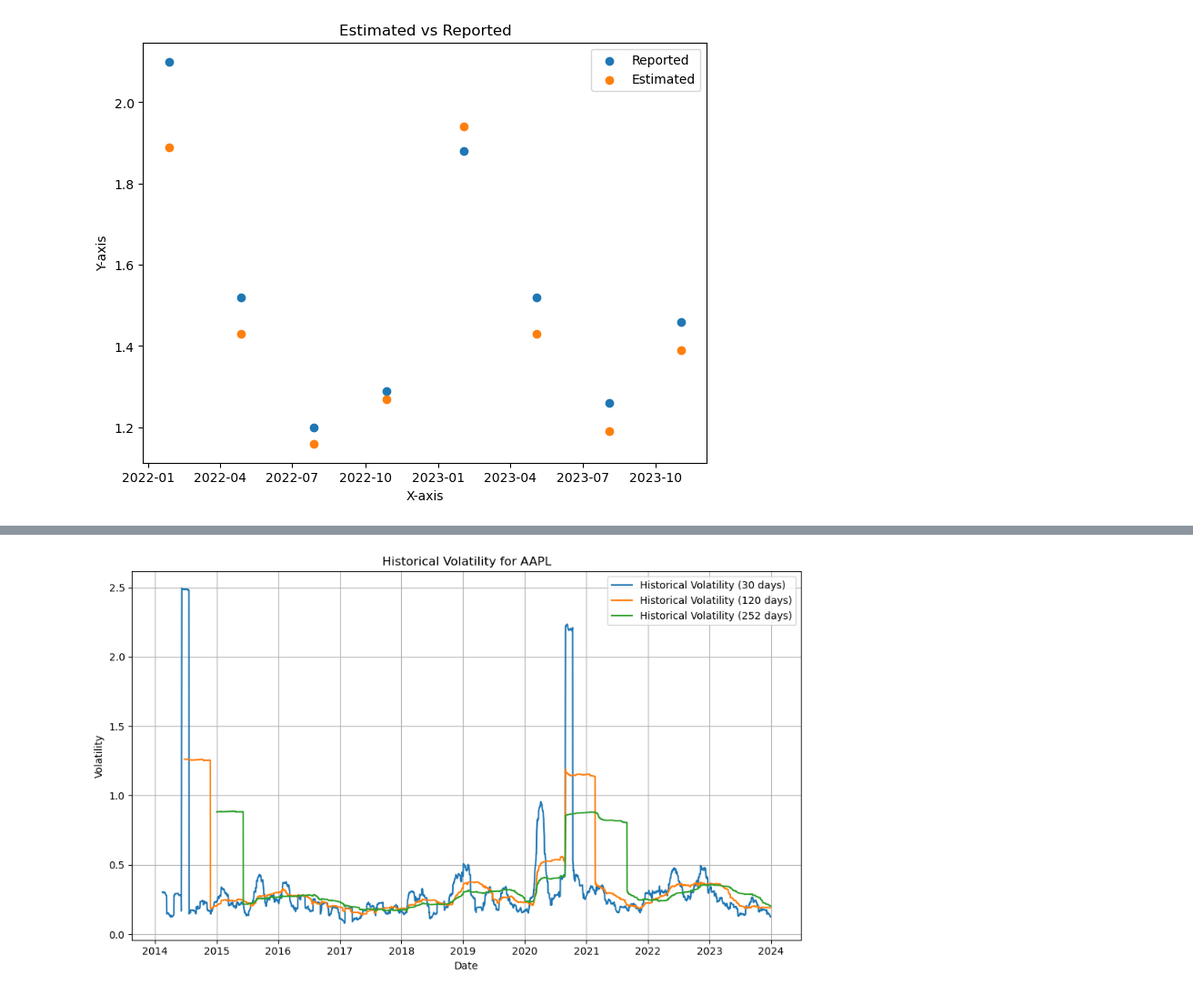
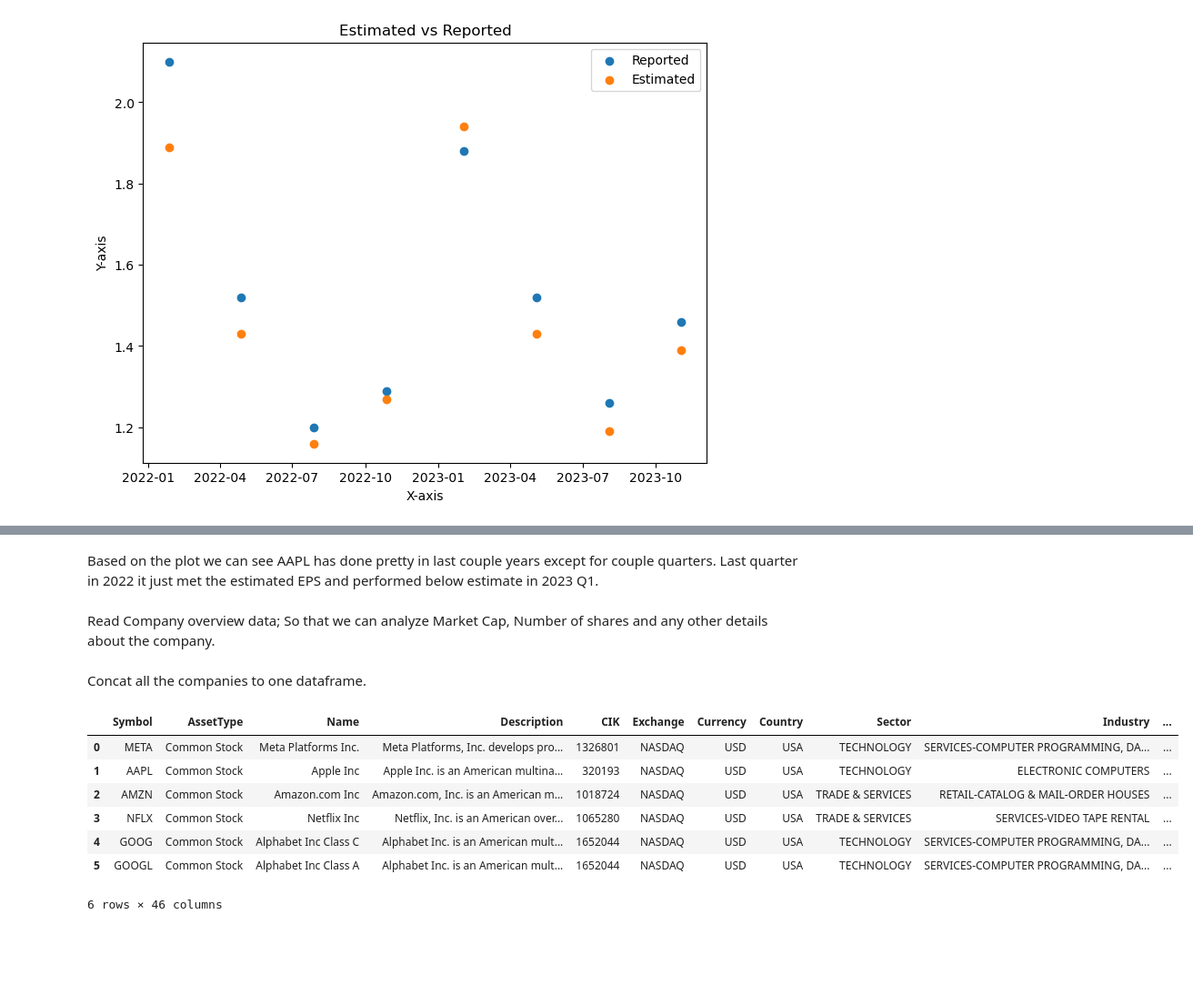
Before and after one commit to itsakcode/stock_analysis, a Jupyter notebook: src/stock_market.ipynb, the cells around one changed output, grey strips where cells are left out. Shown at 91% size. Saved outputs shown, nothing was run; the diff lists cells and outputs as text; code cells hidden in the pictures; blank space fills up the shorter version.

```diff
--- a/src/stock_market.ipynb
+++ b/src/stock_market.ipynb
@@ -601,27 +558,45 @@ plt.show()
-# %%
-daily_returns = aapl_df[['close']].pct_change().dropna()
-
-# Calculate historical volatility (standard deviation of daily returns)
-historical_volatility_period = 30  # Adjust the period as needed
-historical_volatility = daily_returns.rolling(window=historical_volatility_period).std() * np.sqrt(252)
-
-historical_volatility_period1 = 120  # Adjust the period as needed
-historical_volatility1 = daily_returns.rolling(window=historical_volatility_period1).std() * np.sqrt(252)
-
-historical_volatility_period2 = 252  # Adjust the period as needed
-historical_volatility2 = daily_returns.rolling(window=historical_volatility_period2).std() * np.sqrt(252)
-
-# Plotting Historical Volatility
-plt.figure(figsize=(10, 6))
-plt.plot(historical_volatility, label=f'Historical Volatility ({historical_volatility_period} days)')
-plt.plot(historical_volatility1, label=f'Historical Volatility ({historical_volatility_period1} days)')
-plt.plot(historical_volatility2, label=f'Historical Volatility ({historical_volatility_period2} days)')
-plt.title(f'Historical Volatility for {symbol}')
-plt.xlabel('Date')
-plt.ylabel('Volatility')
-plt.legend()
-plt.grid(visible=True)
-plt.tight_layout()
-plt.show()
-# %% [output]
-[figure, removed]
+# %% [markdown]
+Based on the plot we can see AAPL has done pretty in last couple years except for couple quarters. Last quarter in 2022 it just met the estimated EPS and performed below estimate in 2023 Q1.
+# %% [markdown]
+Read Company overview data; So that we can analyze Market Cap, Number of shares and any other details about the company.
+# %%
+meta_company_overview_df = pd.read_csv("../Datasets/overview_META.csv")
+meta_company_overview_df.drop(['Unnamed: 0'], axis=1, inplace=True)
+#display(meta_company_overview_df)
+
+aapl_company_overview_df = pd.read_csv("../Datasets/overview_AAPL.csv")
+aapl_company_overview_df.drop(['Unnamed: 0'], axis=1, inplace=True)
+#display(aapl_company_overview_df)
+
+amzn_company_overview_df = pd.read_csv("../Datasets/overview_AMZN.csv")
+amzn_company_overview_df.drop(['Unnamed: 0'], axis=1, inplace=True)
+#display(amzn_company_overview_df)
+
+nflx_company_overview_df = pd.read_csv("../Datasets/overview_NFLX.csv")
+nflx_company_overview_df.drop(['Unnamed: 0'], axis=1, inplace=True)
+#display(nflx_company_overview_df)
+
+goog_company_overview_df = pd.read_csv("../Datasets/overview_GOOG.csv")
+goog_company_overview_df.drop(['Unnamed: 0'], axis=1, inplace=True)
+#display(goog_company_overview_df)
+
+googl_company_overview_df = pd.read_csv("../Datasets/overview_GOOGL.csv")
+googl_company_overview_df.drop(['Unnamed: 0'], axis=1, inplace=True)
+#display(googl_company_overview_df)
+# %% [markdown]
+Concat all the companies to one dataframe.
+# %%
+companies_overview_df = pd.concat([meta_company_overview_df, aapl_company_overview_df, amzn_company_overview_df,
+                                   nflx_company_overview_df, goog_company_overview_df, googl_company_overview_df],
+                                   axis=0)
+companies_overview_df.reset_index(inplace=True, drop=True)
+companies_overview_df
+# %% [output]
+|  | Symbol | AssetType | Name | Description | CIK | Exchange | Currency | Country | Sector | Industry | ... |
+| 0 | META | Common Stock | Meta Platforms Inc. | Meta Platforms, Inc. develops pro... | 1326801 | NASDAQ | USD | USA | TECHNOLOGY | SERVICES-COMPUTER PROGRAMMING, DA... | ... |
+| 1 | AAPL | Common Stock | Apple Inc | Apple Inc. is an American multina... | 320193 | NASDAQ | USD | USA | TECHNOLOGY | ELECTRONIC COMPUTERS | ... |
+| 2 | AMZN | Common Stock | Amazon.com Inc | Amazon.com, Inc. is an American m... | 1018724 | NASDAQ | USD | USA | TRADE & SERVICES | RETAIL-CATALOG & MAIL-ORDER HOUSES | ... |
+| 3 | NFLX | Common Stock | Netflix Inc | Netflix, Inc. is an American over... | 1065280 | NASDAQ | USD | USA | TRADE & SERVICES | SERVICES-VIDEO TAPE RENTAL | ... |
+| 4 | GOOG | Common Stock | Alphabet Inc Class C | Alphabet Inc. is an American mult... | 1652044 | NASDAQ | USD | USA | TECHNOLOGY | SERVICES-COMPUTER PROGRAMMING, DA... | ... |
+| 5 | GOOGL | Common Stock | Alphabet Inc Class A | Alphabet Inc. is an American mult... | 1652044 | NASDAQ | USD | USA | TECHNOLOGY | SERVICES-COMPUTER PROGRAMMING, DA... | ... |
+6 rows × 46 columns
```
Also changed, not shown: parts of 12 cells of this notebook, 7 other files.
